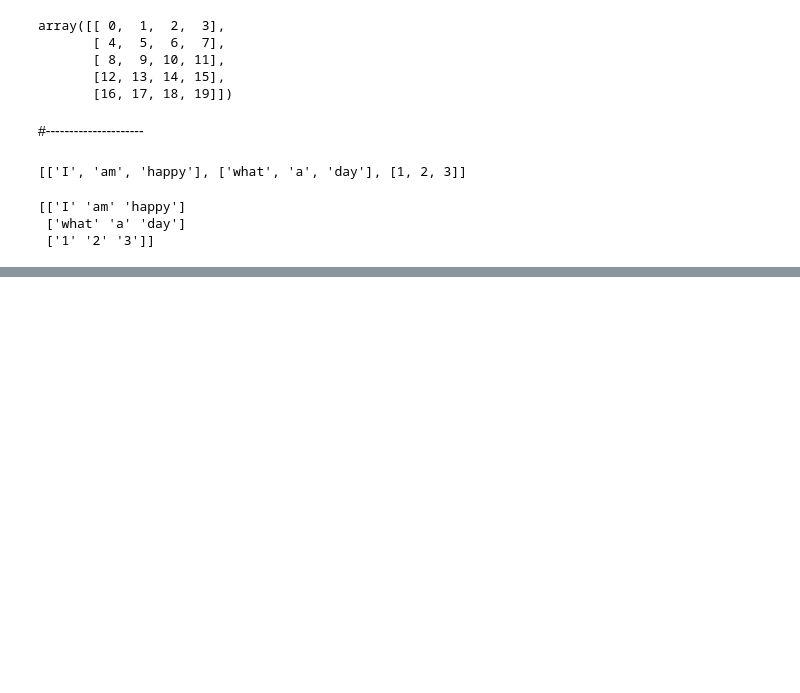
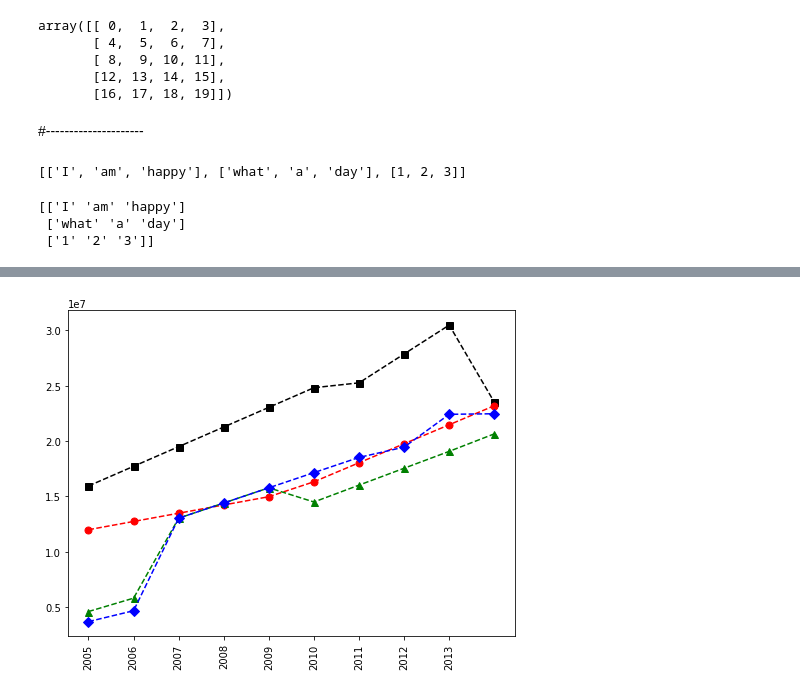
Before and after one commit to meda-cyber/Python_for_Data, a Jupyter notebook: Python for data with A-Z/Dataset of NBA/NBA_Player_Analysis.ipynb, the cells around one changed output, grey strips where cells are left out. Saved outputs shown, nothing was run; the diff lists cells and outputs as text; code cells hidden in the pictures; blank space fills up the shorter version.

```diff
--- a/Python for data with A-Z/Dataset of NBA/NBA_Player_Analysis.ipynb
+++ b/Python for data with A-Z/Dataset of NBA/NBA_Player_Analysis.ipynb
@@ -227,0 +439,10 @@ print(np.array([r1,r2,r3]))
+# %%
+plt.plot(Salary[0], c = "Black", ls= "--",marker = "s",ms = 7,label = Players[0])
+plt.plot(Salary[1], c = "Red", ls= "--",marker = "o",ms = 7,label = Players[1])
+plt.plot(Salary[2], c = "Green", ls= "--",marker = "^",ms = 7,label = Players[1])
+plt.plot(Salary[3], c = "Blue", ls= "--",marker = "D",ms = 7,label = Players[1])
+
+plt.xticks(list(range(0,9)),Seasons, rotation = "vertical")
+plt.show()
+# %% [output]
+[figure, added]
```
Also changed, not shown: parts of 42 cells of this notebook.
